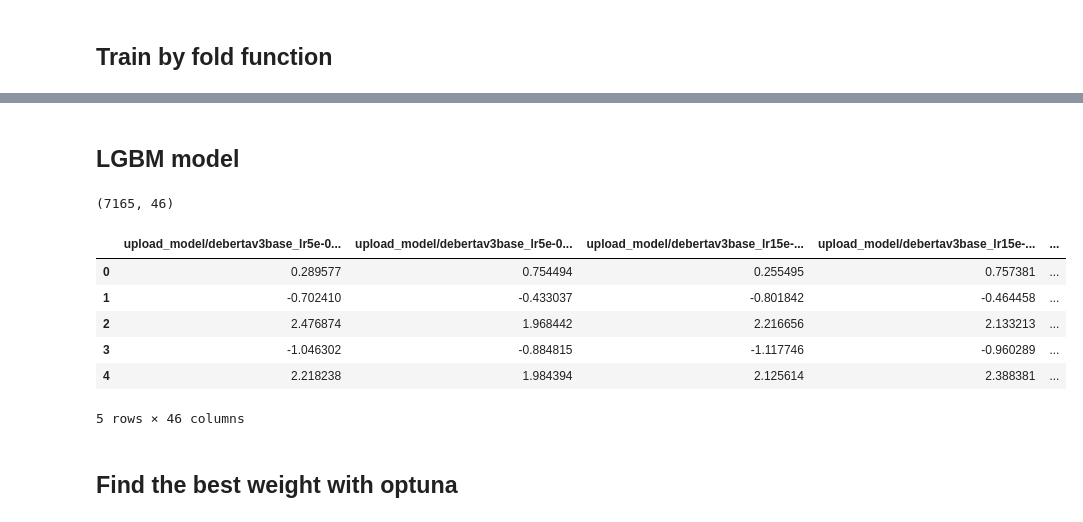
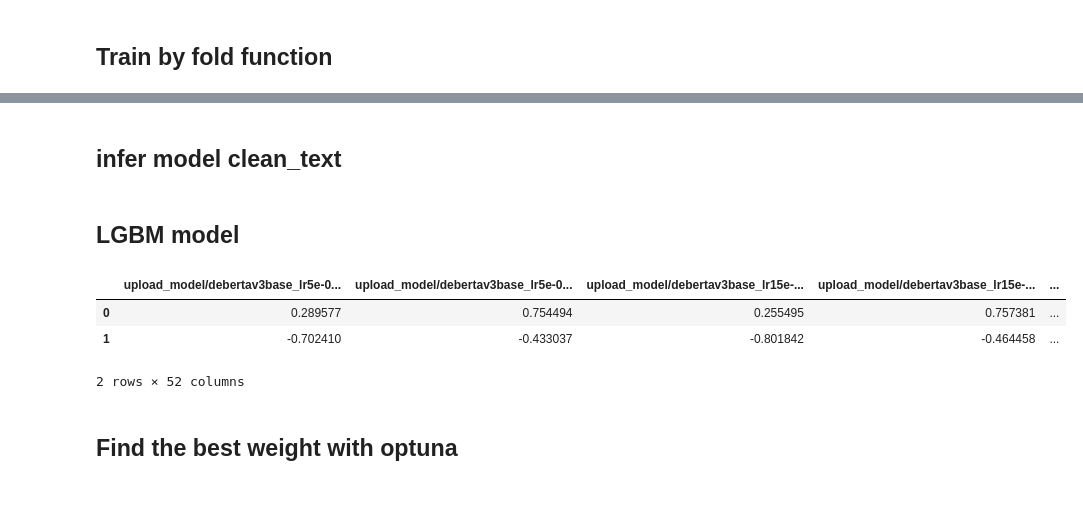
Before and after one commit to Nghiauet/Kaggle-CommonLit--Evaluate-Student-Summaries, a Jupyter notebook: commonlit-merge-model-infer-weight-final.ipynb, the cells around one changed output, grey strips where cells are left out. Drawn from its saved outputs; the diff is of its cells as text; code cells hidden in the pictures; blank space fills up the shorter version.

```diff
--- a/commonlit-merge-model-infer-weight-final.ipynb
+++ b/commonlit-merge-model-infer-weight-final.ipynb
@@ -864,0 +776,2 @@ debertav3large_lr7e-06_att_0006
+# %% [markdown]
+## infer model clean_text
@@ -874,20 +823,14 @@ ensembling_results_val.to_csv("ensembling_results_val.csv", index=False)
-# %%
-ensembling_results_val.shape
-# %% [output]
-(7165, 46)
+# %%
+ensembling_results_val = pd.read_csv("input/ensembling_results_val_clean_text_1110.csv")
+ensembling_results_val.head(2)
+# %% [output]
+|  | upload_model/debertav3base_lr5e-0... | upload_model/debertav3base_lr5e-0... | upload_model/debertav3base_lr15e-... | upload_model/debertav3base_lr15e-... | ... |
+| 0 | 0.289577 | 0.754494 | 0.255495 | 0.757381 | ... |
+| 1 | -0.702410 | -0.433037 | -0.801842 | -0.464458 | ... |
+2 rows × 52 columns
 # %%
 # replace upload_model/ with ""
 # ensembling_results_val = ensembling_results_val.rename(columns=lambda x: x.replace("upload_model/", ""))
-# %%
-ensembling_results_val.head()
-# %% [output]
-|  | upload_model/debertav3base_lr5e-0... | upload_model/debertav3base_lr5e-0... | upload_model/debertav3base_lr15e-... | upload_model/debertav3base_lr15e-... | ... |
-| 0 | 0.289577 | 0.754494 | 0.255495 | 0.757381 | ... |
-| 1 | -0.702410 | -0.433037 | -0.801842 | -0.464458 | ... |
-| 2 | 2.476874 | 1.968442 | 2.216656 | 2.133213 | ... |
-| 3 | -1.046302 | -0.884815 | -1.117746 | -0.960289 | ... |
-| 4 | 2.218238 | 1.984394 | 2.125614 | 2.388381 | ... |
-5 rows × 46 columns
 # %% [markdown]
 ## Find the best weight with optuna
 # %%
```
Also changed, not shown: parts of 28 cells of this notebook, 16 other files.
